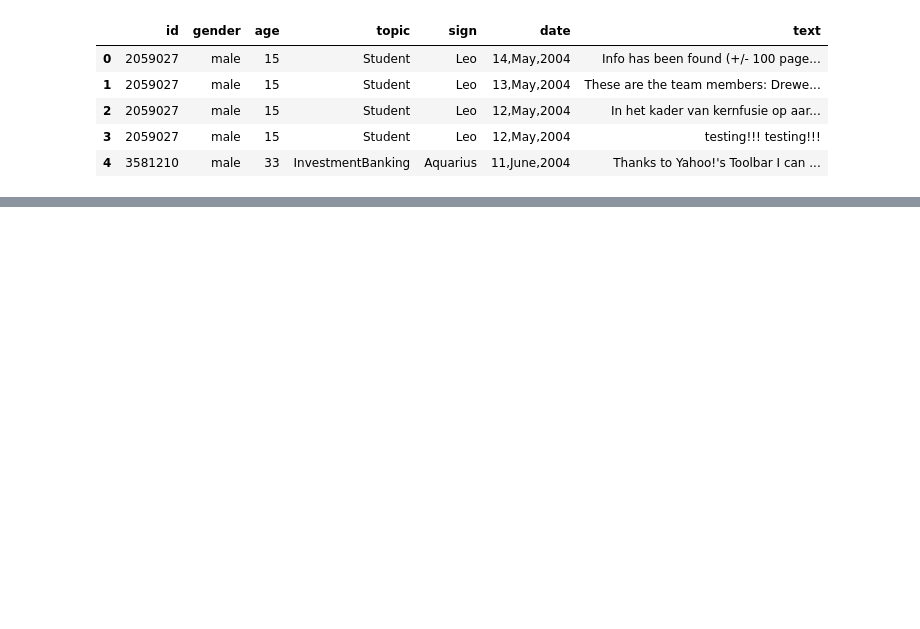
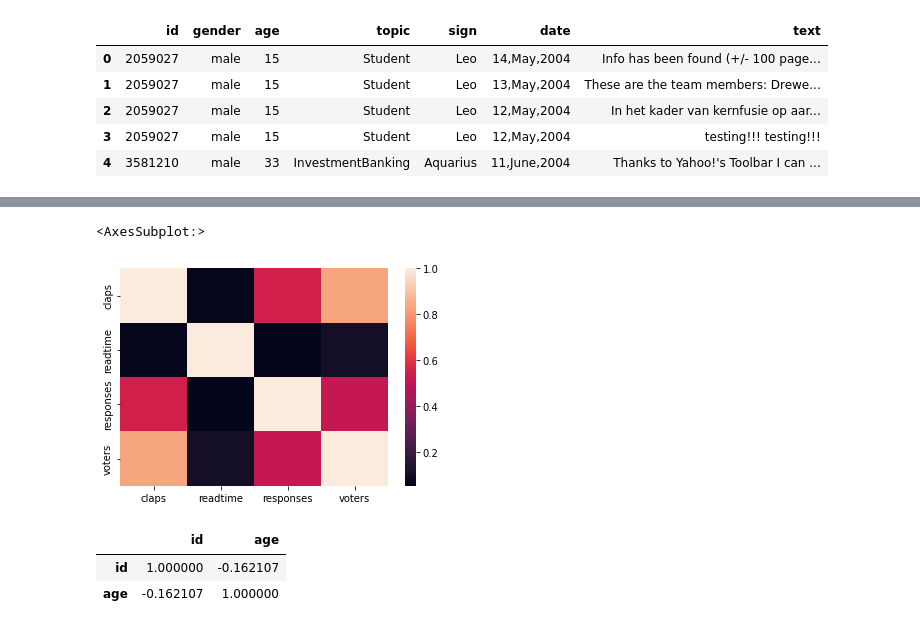
Before and after one commit to shantoroy/medium_blog_post_scrape, a Jupyter notebook: analysis/notebooks/blog_dataset_comparison.ipynb, the cells around one changed output, grey strips where cells are left out. Drawn from its saved outputs; the diff is of its cells as text; code cells hidden in the pictures; blank space fills up the shorter version.

```diff
--- a/analysis/notebooks/blog_dataset_comparison.ipynb
+++ b/analysis/notebooks/blog_dataset_comparison.ipynb
@@ -86,0 +110,11 @@ blog_corpus_dataset.head()
+# %%
+sns.heatmap(new_blog_dataset.corr())
+# %% [output]
+<AxesSubplot:>
+[figure, added]
+# %%
+blog_corpus_dataset.corr()
+# %% [output]
+|  | id | age |
+| id | 1.000000 | -0.162107 |
+| age | -0.162107 | 1.000000 |
```
Also changed, not shown: parts of 9 cells of this notebook, 5 other files.
